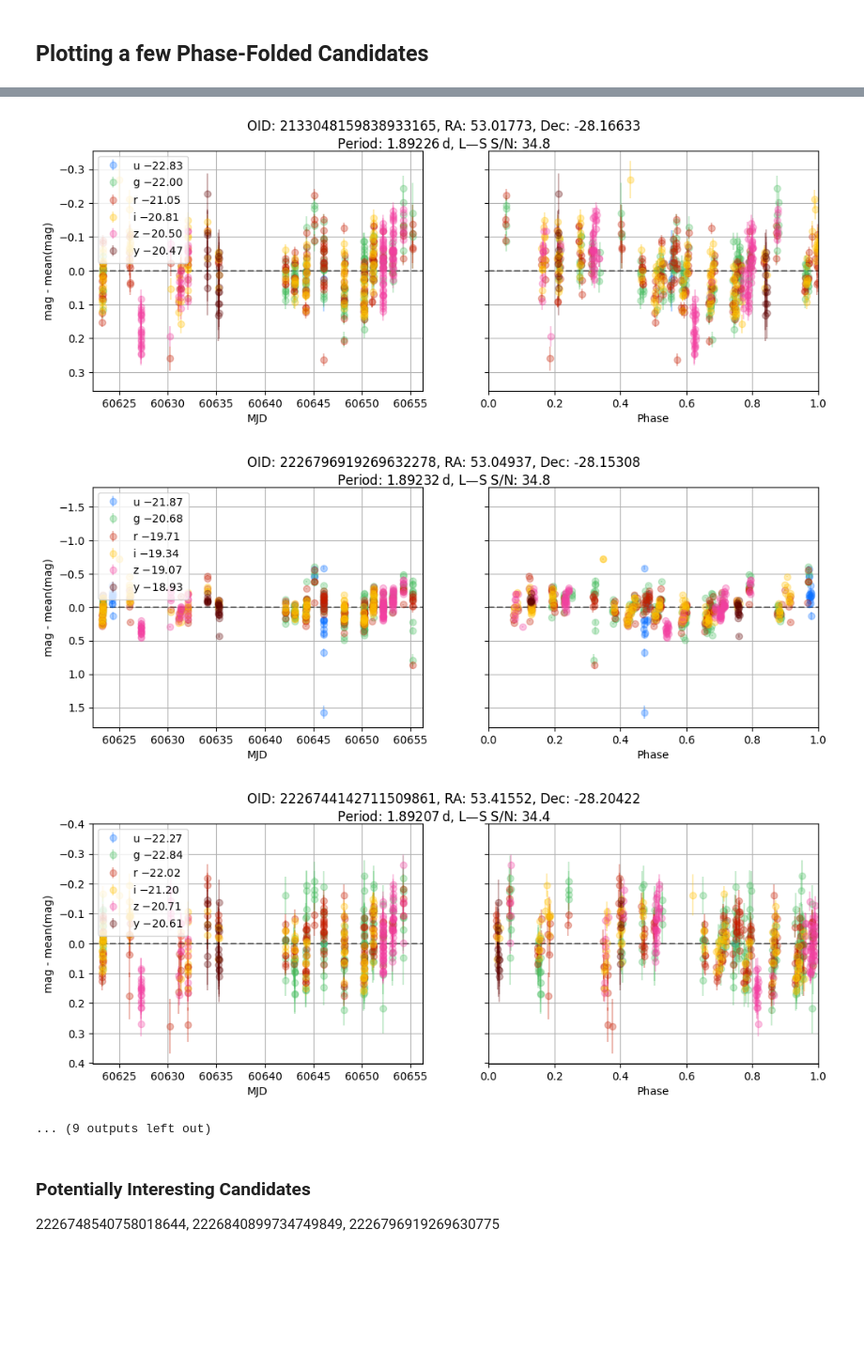
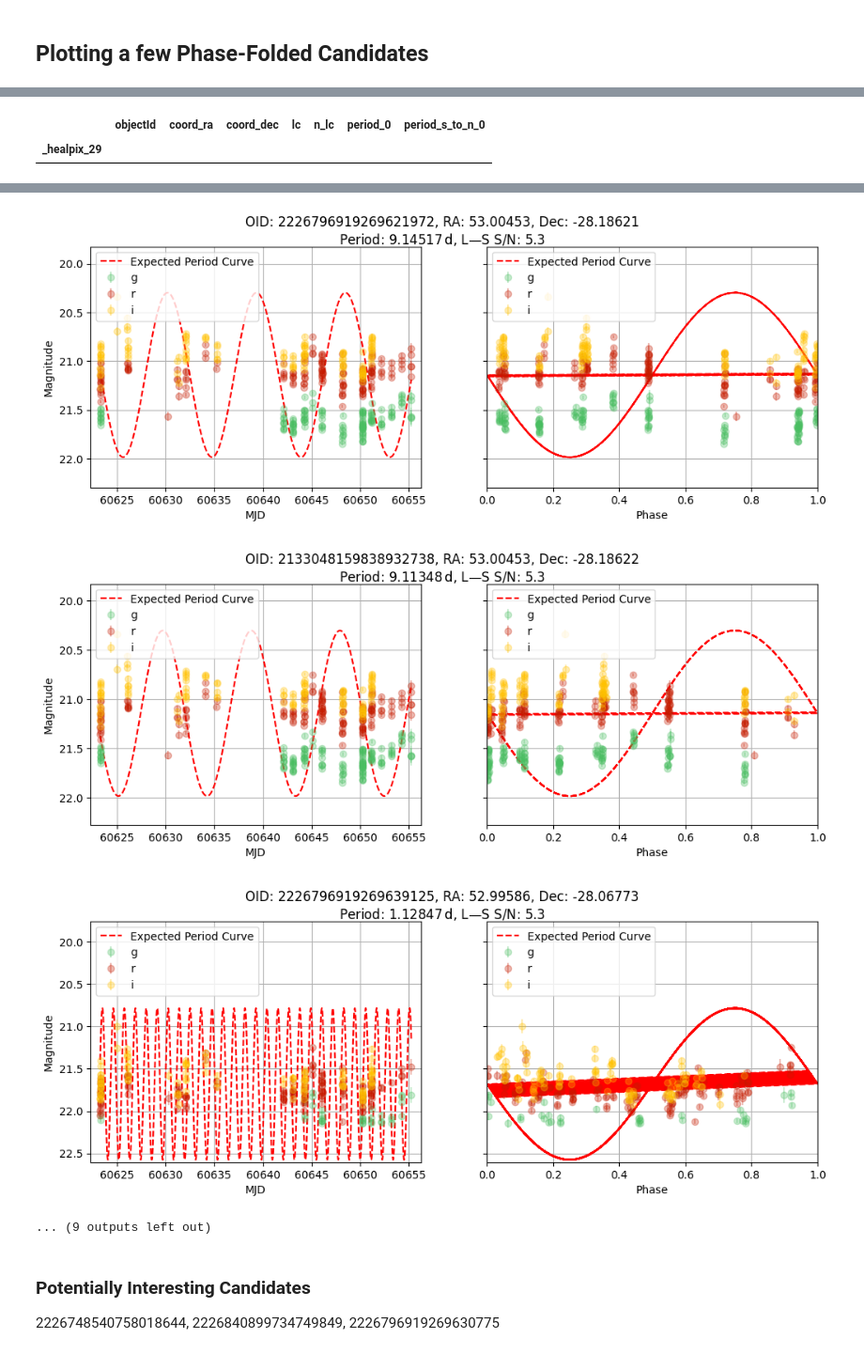
Before and after one commit to lsst-sitcom/linccf, a Jupyter notebook: comcam_rrlyrae/periodic.ipynb, the cells around one changed output, grey strips where cells are left out. Shown at 94% size. Drawn from its saved outputs; the diff is of its cells as text; code cells hidden in the pictures; blank space fills up the shorter version.

```diff
--- a/comcam_rrlyrae/periodic.ipynb
+++ b/comcam_rrlyrae/periodic.ipynb
@@ -156,7 +156,7 @@ periodogram_extractor = licu.Periodogram(
     nyquist='average',
     # resolution=1000,
     # max_freq_factor=10,
-    resolution=1000,
+    resolution=10000,
     max_freq_factor=1,
     fast=False,
 )
@@ -176,7 +176,7 @@ def filter_periods(periods):
         & (periods <= MAX_PERIOD)
     )
 
-BANDS = 'ugrizy'
+BANDS = 'gri'
 
 
 def extract_period_multiband_licu(band, t, flux, fluxerr, **kwargs):
@@ -321,7 +321,7 @@ def extract_period_singleband_licu(band, t, mag, magerr, **kwargs):
     band, t, mag = band[sort_index], t[sort_index], mag[sort_index]
 
 
-    BANDS = 'ugrizy'
+    BANDS = 'gri'
     periods = []
     s2n = []
     for b in BANDS:
@@ -330,9 +330,9 @@ def extract_period_singleband_licu(band, t, mag, magerr, **kwargs):
 
         if len(band_t) < MIN_NOBS_BAND:
             continue
-        if np.std(band_mag) <0.1:
+        if np.std(band_mag) <0.15:
             continue
-
+        print(np.std(band_mag))
         features = periodogram_extractor(band_t, band_mag, **kwargs)
         periods.extend(features[::2])
         s2n.extend(features[1::2])
@@ -357,8 +357,8 @@ src_nested_w_features = src_nested.reduce(
     extract_period_singleband_licu,
     "lc.band",
     "lc.midpointMJDTai",
-    "lc.psfFlux",
-    "lc.psfFluxErr",
+    "lc.psfMag",
+    "lc.psfMagErr",
     meta={"period_0": float, "period_s_to_n_0": float},
     append_columns=True,
 )
@@ -368,6 +380,6 @@ src_nested_w_features = src_nested.reduce(
 %%time
 # Look for periods around half a day, select for high periodogram S/N
 src_nested_periodic_cand = src_nested_w_features.query(
-    "period_s_to_n_0 > 5"
+    "period_s_to_n_0 > 4"
 )
 # %% [output]
@@ -392,6 +428,9 @@ UnboundLocalError: cannot access local variable 'flux' where it is not associate
+# %%
+cand_subset[cand_subset['objectId'].values == 2430400084454684424]
+# %% [output]
+|  | objectId | coord_ra | coord_dec | lc | n_lc | period_0 | period_s_to_n_0 |
+| _healpix_29 |  |  |  |  |  |  |  |
 # %%
-import matplotlib.pyplot as plt
-
 COLORS = {'u': '#0c71ff', 'g': '#49be61', 'r': '#c61c00',
           'i': '#ffc200', 'z': '#f341a2', 'y': '#5d0000'}
 
@@ -401,41 +440,63 @@ for healpix29, cand in cand_subset.iloc[:20].iterrows():
     phase = cand.lc["midpointMJDTai"] % cand["period_0"] / cand["period_0"]
     mag = -2.5 * np.log10(cand.lc["psfFlux"]) + 31.4
     magerr = 2.5 / np.log(10) * cand.lc["psfFluxErr"] / cand.lc["psfFlux"]
+
     fig, (ax_mjd, ax_phase) = plt.subplots(1, 2, figsize=(12, 4), sharey=True)
+
+    # Plot data for each band
     for b in BANDS:
         idx = (cand.lc["band"] == b) & (magerr < 0.1)
-        mean_band_mag = np.mean(mag[idx])
         errorbar_kwargs = dict(
-            y=mag[idx] - mean_band_mag,
+            y=mag[idx],  # Use actual magnitudes
             yerr=magerr[idx],
             fmt="o",
             color=COLORS[b],
-            label=f'{b} $- {mean_band_mag:.2f}$',
+            label=f'{b}',  # Label only the band
             alpha=0.3,
         )
         ax_mjd.errorbar(cand.lc["midpointMJDTai"][idx], **errorbar_kwargs)
         ax_phase.errorbar(phase[idx], **errorbar_kwargs)
+
+    # Calculate and overplot the expected period curve
+    # Generate time points for the expected curve
+    time_curve = np.linspace(np.min(cand.lc["midpointMJDTai"]),
+                             np.max(cand.lc["midpointMJDTai"]), 1000)
+    # Calculate the phase for the curve
+    phase_curve = (time_curve % cand["period_0"]) / cand["period_0"]
+
+    # Example: Use a sinusoidal model for the expected period curve
+    expected_magnitude_curve = np.sin(2 * np.pi * phase_curve)  # Scaled to match variability
+    expected_magnitude_curve = (
+        np.mean(mag) + (np.max(mag) - np.min(mag)) / 2 * expected_magnitude_curve
+    )  # Scale to match observed magnitudes
+
+    # Overplot the curve on the left-hand side
+    ax_mjd.plot(time_curve, expected_magnitude_curve, color='red', linestyle='--', label='Expected Period Curve')
+
+    # Overplot the same curve on the phase-folded plot
+    ax_phase.plot(phase_curve, expected_magnitude_curve, color='red', linestyle='--', label='Expected Period Curve')
+
+    # Add titles, labels, and legends
     fig.suptitle(
         f"OID: {cand.objectId}, RA: {cand['coord_ra']:.5f}, Dec: {cand['coord_dec']:.5f}"
         f"\nPeriod: {cand['period_0']:.5f}$\,$d, L—S S/N: {cand['period_s_to_n_0']:.1f}"
     )
-    ax_mjd.set_ylabel("mag - mean(mag)")
-
+    ax_mjd.set_ylabel("Magnitude")  # Updated label to reflect actual magnitudes
     ax_mjd.set_xlabel("MJD")
     ax_mjd.set_xlim(np.min(cand.lc["midpointMJDTai"])-1, np.max(cand.lc["midpointMJDTai"])+1)
     ax_phase.set_xlabel("Phase")
     ax_phase.set_xlim(0, 1)
 
-    max_abs_ylim = max(np.abs(plt.ylim()))
-    plt.ylim(-max_abs_ylim, max_abs_ylim)
+    # Adjust y-axis limits
+    ymin, ymax = np.min(mag - magerr), np.max(mag + magerr)
+    plt.ylim(ymin - 0.1, ymax + 0.1)
     plt.gca().invert_yaxis()
-    ax_mjd.plot(ax_mjd.get_xlim(), [0, 0], color='k', linestyle='--', alpha=0.5)
-    ax_phase.plot(ax_phase.get_xlim(), [0, 0], color='k', linestyle='--', alpha=0.5)
+
     ax_mjd.legend(loc='upper left')
+    ax_phase.legend(loc='upper left')
     ax_mjd.grid()
     ax_phase.grid()
 
     plt.savefig(f"periodic_cand-{release}-{cand.objectId}.pdf")
-
     print(cand.objectId)
 # %% [output]
@@ -470,6 +531,6 @@ for healpix29, cand in cand_subset.iloc[:20].iterrows():
-[figure, old version]
+[figure, new version]
-[figure, old version]
+[figure, new version]
-[figure, old version]
+[figure, new version]
 ... (9 outputs left out)
 # %% [markdown]
 ### Potentially Interesting Candidates
```
Also changed, not shown: parts of 18 cells of this notebook.
